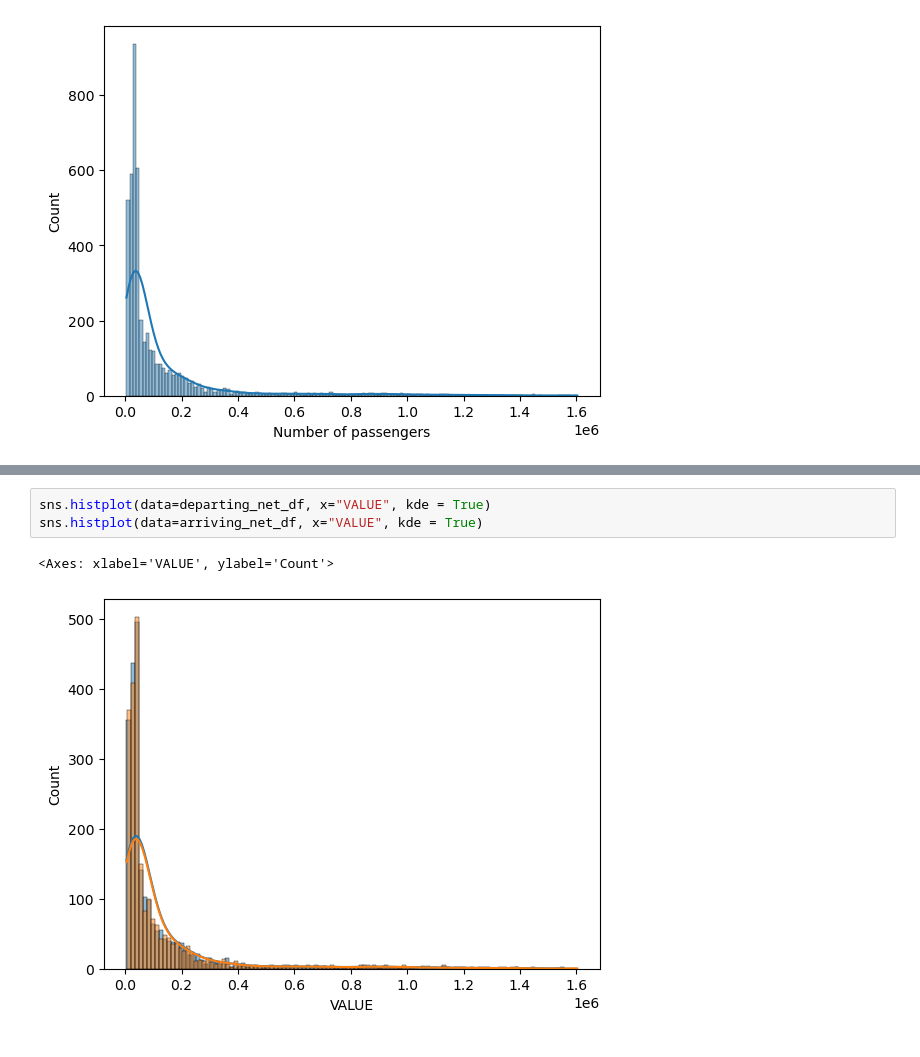
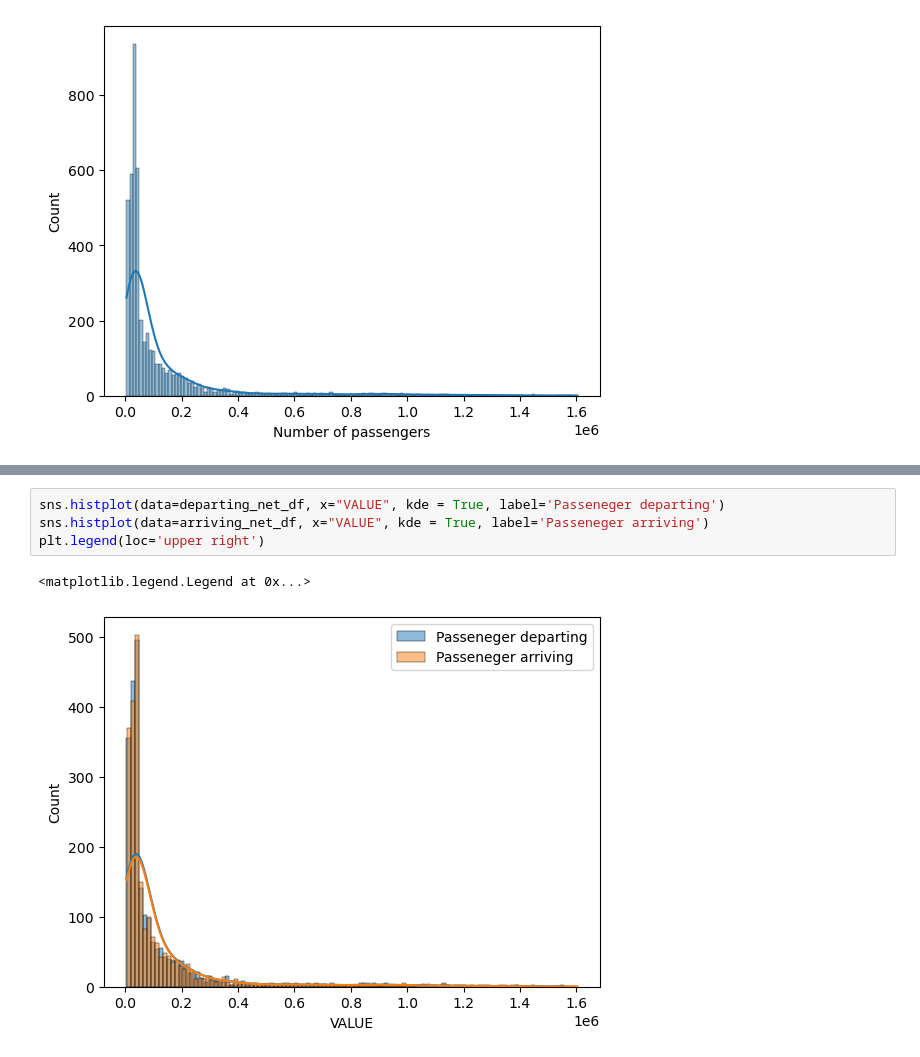
Before and after one commit to CCT-Dublin/ca1-claireobrien00, a Jupyter notebook: Passenger Movement Final.ipynb, the cells around one changed output, grey strips where cells are left out. Saved outputs shown, nothing was run; the diff lists cells and outputs as text.

```diff
--- a/Passenger Movement Final.ipynb
+++ b/Passenger Movement Final.ipynb
@@ -234,6 +239,7 @@ plt.title('Boxplot')
 # %%
-sns.histplot(data=departing_net_df, x="VALUE", kde = True)
-sns.histplot(data=arriving_net_df, x="VALUE", kde = True)
+sns.histplot(data=departing_net_df, x="VALUE", kde = True, label='Passeneger departing')
+sns.histplot(data=arriving_net_df, x="VALUE", kde = True, label='Passeneger arriving')
+plt.legend(loc='upper right')
 # %% [output]
-<Axes: xlabel='VALUE', ylabel='Count'>
+<matplotlib.legend.Legend at 0x...>
-[figure, old version]
+[figure, new version]
```
Also changed, not shown: parts of 43 cells of this notebook, 7 other files.
